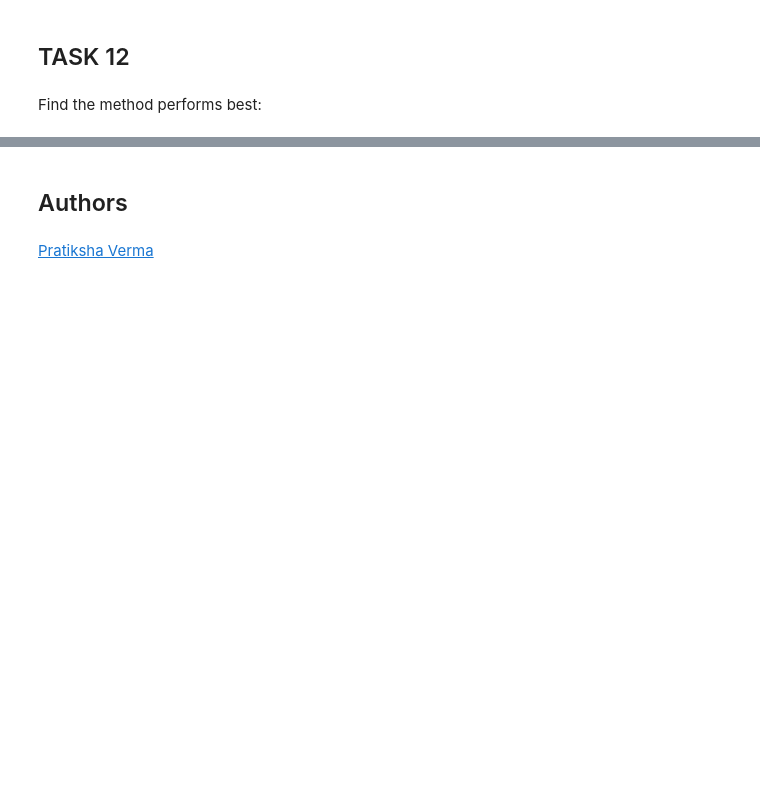
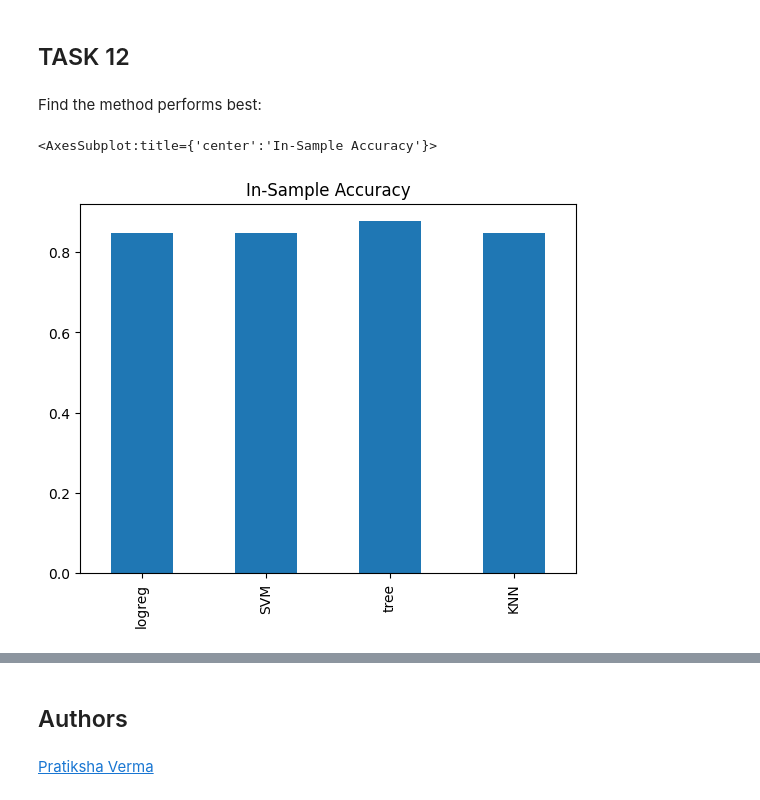
Before and after one commit to alexzhou232/cousera_ds_capstone, a Jupyter notebook: 8. SpaceX_Machine Learning Prediction_Part_5.ipynb, the cells around one changed output, grey strips where cells are left out. Drawn from its saved outputs; the diff is of its cells as text; code cells hidden in the pictures; blank space fills up the shorter version.

```diff
--- a/8. SpaceX_Machine Learning Prediction_Part_5.ipynb
+++ b/8. SpaceX_Machine Learning Prediction_Part_5.ipynb
@@ -353,3 +353,14 @@ plot_confusion_matrix(Y_test,yhat)
 ## TASK  12
 # %% [markdown]
 Find the method performs best:
+# %%
+models = ['logreg', 'SVM', 'tree', 'KNN']
+df_summary = pd.DataFrame(index=models, columns=['Model', 'In-Sample Accuracy', 'Out-Sample Accuracy'])
+# %%
+df_summary['In-Sample Accuracy'] = [0.8464, 0.8482, 0.8768, 0.8482]
+df_summary['Out-Sample Accuracy'] = [0.8333, 0.8333, 0.8333, 0.8333]
+# %%
+df_summary['In-Sample Accuracy'].plot(kind='bar', title='In-Sample Accuracy')
+# %% [output]
+<AxesSubplot:title={'center':'In-Sample Accuracy'}>
+[figure, added]
```
Also changed, not shown: parts of 5 cells of this notebook.
